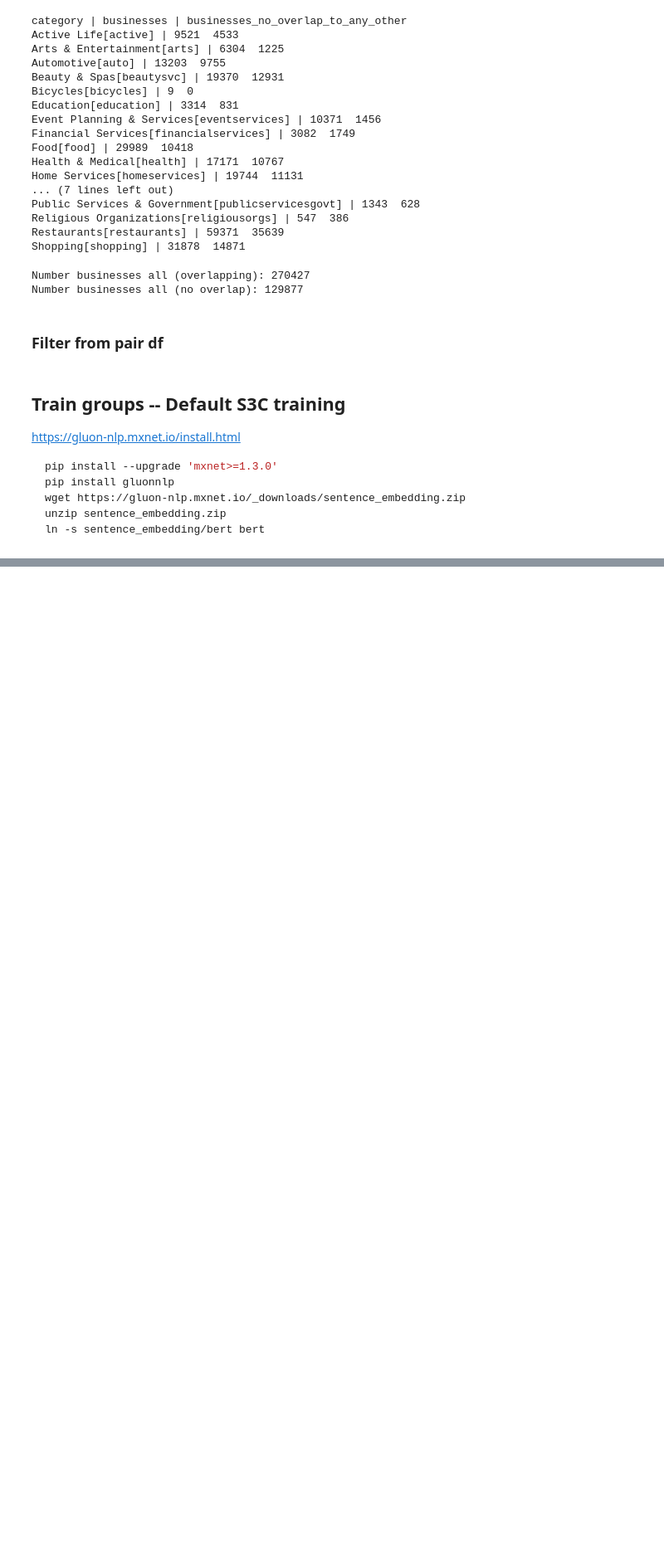
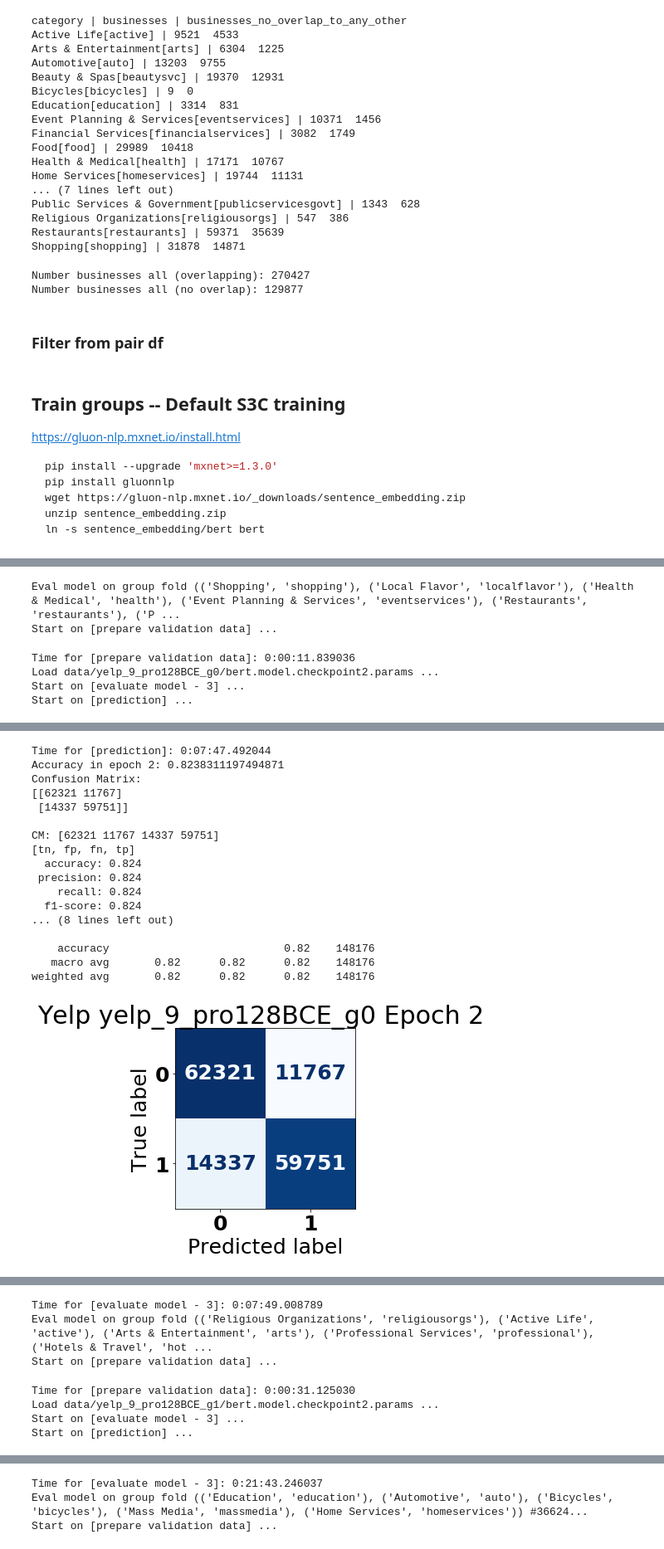
Before and after one commit to Querela/argmining19-same-side-classification, a Jupyter notebook: SentimentDatasets_Yelp_Categories-CrossEval.ipynb, the cells around one changed output, grey strips where cells are left out. Shown at 83% size. Cells and saved outputs as stored; diff of their text form; code cells hidden in the pictures; blank space fills up the shorter version.

```diff
--- a/SentimentDatasets_Yelp_Categories-CrossEval.ipynb
+++ b/SentimentDatasets_Yelp_Categories-CrossEval.ipynb
@@ -1451,0 +1181,45 @@ with open(fn_results, "wb") as fp:
+# %%
+cg_results = dict()
+
+for i, (cg_ids, (train_df, dev_df, dev_dfs)) in enumerate(map_cg_train_dev_groups.items()):
+    print(f"Eval model on group fold {cg_ids} #{len(train_df)}...")
+
+    with Timer("prepare validation data"):
+        X_dev, y_dev = dev_df[names_columns_X], dev_df[names_columns_y]
+        _, data_dev = transform_dataset(X_dev, y_dev, transform)
+
+    run_name = f"{run_name_base}_g{i}"
+    fn_run_path = Path(f"data/{run_name}")
+
+    fn_group = fn_run_path / "group_data.p"
+    #with open(fn_group, "rb") as fp:
+    #    pickle.dump(cg_ids, fp, protocol=pickle.HIGHEST_PROTOCOL)
+    #    pickle.dump(train_df, fp, protocol=pickle.HIGHEST_PROTOCOL)
+    #    pickle.dump(dev_df, fp, protocol=pickle.HIGHEST_PROTOCOL)
+    #    pickle.dump(dev_dfs, fp, protocol=pickle.HIGHEST_PROTOCOL)
+    #    pickle.dump(groups, fp, protocol=pickle.HIGHEST_PROTOCOL)
+
+    fn_model_state = fn_run_path / f"bert.model.checkpoint{epoch_id}.params"
+    print(f"Load {fn_model_state} ...")
+    model.load_parameters(str(fn_model_state), ctx=ctx)
+
+    with Timer(f"evaluate model - {num_epochs}"), SummaryWriter(logdir=str(fn_run_path), flush_secs=600) as sw:
+        all_predictions, cum_loss = predict(model, data_dev, ctx, metric, loss_function, batch_size=batch_size, sw=sw)
+        print(f"Accuracy in epoch {epoch_id}:", metric.get()[1])
+
+        y_true, y_pred = predict_out_to_ys(all_predictions, all_labels)
+        with open(fn_run_path / f"{run_name}_g{i}_preds.p", "wb") as fp:
+            pickle.dump(y_true, fp, protocol=pickle.HIGHEST_PROTOCOL)
+            pickle.dump(y_pred, fp, protocol=pickle.HIGHEST_PROTOCOL)
+        report_training_results(y_true, y_pred, name=f"BERTClassifier - {run_name}", heatmap=False)
+        plot_confusion_matrix(y_true, y_pred, labels=[0, 1], title=f"Yelp {run_name} Epoch {epoch_id}", values_format="d", cmap="Blues", include_colorbar=False)
+        plt.show()
+
+        cg_results[cg_ids] = compute_metrics(y_true, y_pred, precision=8, averaging="macro", dump=False)
+# %% [output]
+Eval model on group fold (('Shopping', 'shopping'), ('Local Flavor', 'localflavor'), ('Health & Medical', 'health'), ('Event Planning & Services', 'eventservices'), ('Restaurants', 'restaurants'), ('P ...
+Start on [prepare validation data] ...
+Time for [prepare validation data]: 0:00:11.839036
+Load data/yelp_9_pro128BCE_g0/bert.model.checkpoint2.params ...
+Start on [evaluate model - 3] ...
+Start on [prediction] ...
@@ -1451,0 +1228,18 @@ with open(fn_results, "wb") as fp:
+Time for [prediction]: 0:07:47.492044
+Accuracy in epoch 2: 0.8238311197494871
+Confusion Matrix:
+[[62321 11767]
+ [14337 59751]]
+
+CM: [62321 11767 14337 59751]
+[tn, fp, fn, tp]
+  accuracy: 0.824
+ precision: 0.824
+    recall: 0.824
+  f1-score: 0.824
+... (8 lines left out)
+
+    accuracy                           0.82    148176
+   macro avg       0.82      0.82      0.82    148176
+weighted avg       0.82      0.82      0.82    148176
+[figure, added]
@@ -1451,0 +1247,7 @@ with open(fn_results, "wb") as fp:
+Time for [evaluate model - 3]: 0:07:49.008789
+Eval model on group fold (('Religious Organizations', 'religiousorgs'), ('Active Life', 'active'), ('Arts & Entertainment', 'arts'), ('Professional Services', 'professional'), ('Hotels & Travel', 'hot ...
+Start on [prepare validation data] ...
+Time for [prepare validation data]: 0:00:31.125030
+Load data/yelp_9_pro128BCE_g1/bert.model.checkpoint2.params ...
+Start on [evaluate model - 3] ...
+Start on [prediction] ...
@@ -1451,0 +1275,3 @@ with open(fn_results, "wb") as fp:
+Time for [evaluate model - 3]: 0:21:43.246037
+Eval model on group fold (('Education', 'education'), ('Automotive', 'auto'), ('Bicycles', 'bicycles'), ('Mass Media', 'massmedia'), ('Home Services', 'homeservices')) #36624...
+Start on [prepare validation data] ...
```
Also changed, not shown: parts of 55 cells of this notebook, 2 other files.
